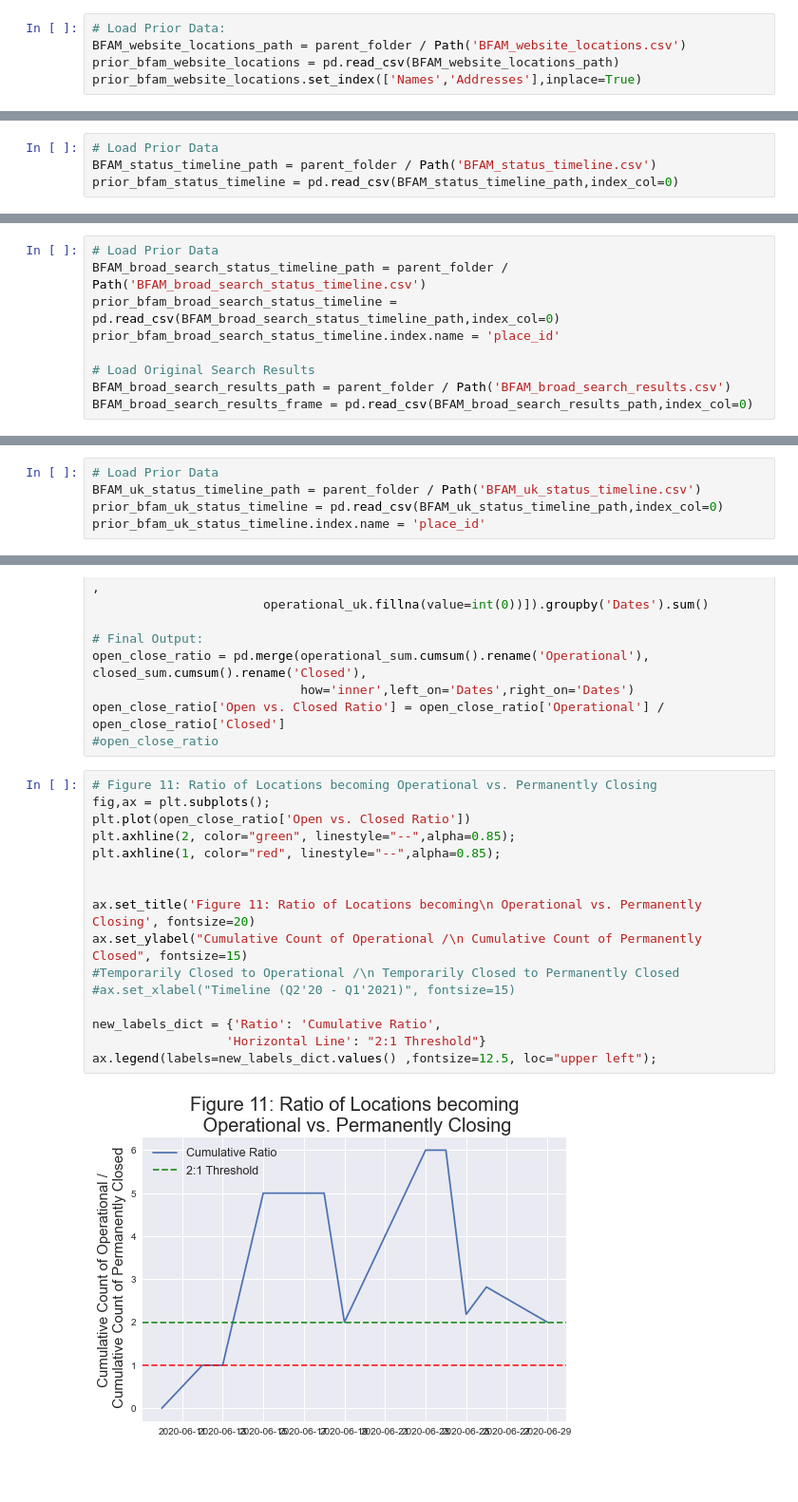
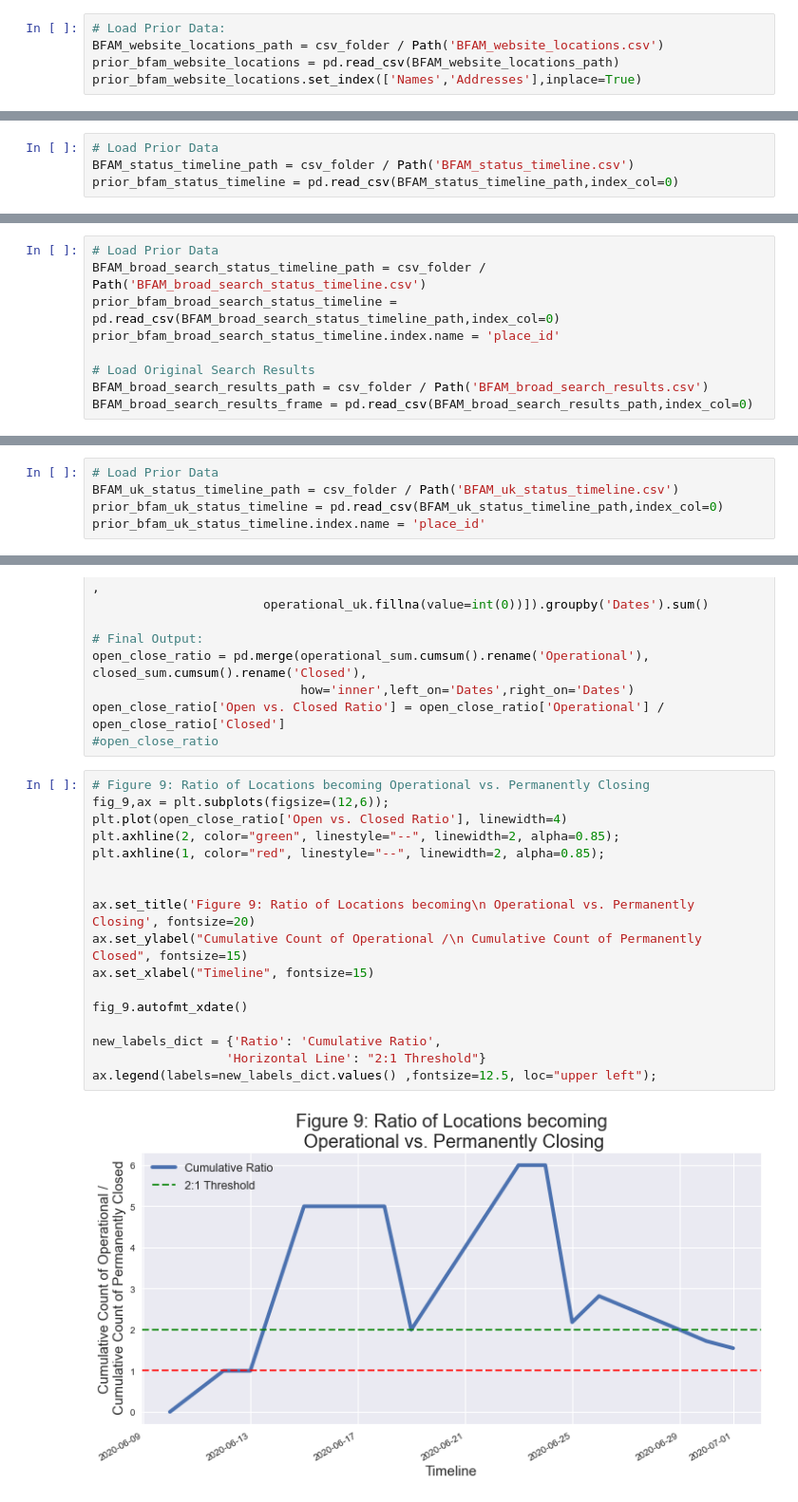
Before and after one commit to josh-grasso/BFAM_Google_Maps_Analysis, a Jupyter notebook: BFAM_GitHub_wo_GMaps.ipynb, the cells around one changed output, grey strips where cells are left out. Shown at 95% size. Drawn from its saved outputs; the diff is of its cells as text; blank space fills up the shorter version.

```diff
--- a/BFAM_GitHub_wo_GMaps.ipynb
+++ b/BFAM_GitHub_wo_GMaps.ipynb
@@ -141,6 +141,6 @@ new_bfam_website_locations.tail()
 # %%
 # Load Prior Data:
-BFAM_website_locations_path = parent_folder / Path('BFAM_website_locations.csv')
+BFAM_website_locations_path = csv_folder / Path('BFAM_website_locations.csv')
 prior_bfam_website_locations = pd.read_csv(BFAM_website_locations_path)
 prior_bfam_website_locations.set_index(['Names','Addresses'],inplace=True)
 # %%
@@ -190,6 +193,6 @@ This code performs a search for the business status of the ~440 BFAM locations l
 # %%
 # Load Prior Data
-BFAM_status_timeline_path = parent_folder / Path('BFAM_status_timeline.csv')
+BFAM_status_timeline_path = csv_folder / Path('BFAM_status_timeline.csv')
 prior_bfam_status_timeline = pd.read_csv(BFAM_status_timeline_path,index_col=0)
 # %%
 """
@@ -288,12 +289,12 @@ Through a broader Google Maps search for "Bright Horizon Family," across the lar
 This code performs a search for the business status of these 165 locations.
 # %%
 # Load Prior Data
-BFAM_broad_search_status_timeline_path = parent_folder / Path('BFAM_broad_search_status_timeline.csv')
+BFAM_broad_search_status_timeline_path = csv_folder / Path('BFAM_broad_search_status_timeline.csv')
 prior_bfam_broad_search_status_timeline = pd.read_csv(BFAM_broad_search_status_timeline_path,index_col=0)
 prior_bfam_broad_search_status_timeline.index.name = 'place_id'
 
 # Load Original Search Results
-BFAM_broad_search_results_path = parent_folder / Path('BFAM_broad_search_results.csv')
+BFAM_broad_search_results_path = csv_folder / Path('BFAM_broad_search_results.csv')
 BFAM_broad_search_results_frame = pd.read_csv(BFAM_broad_search_results_path,index_col=0)
 # %%
 """
@@ -419,7 +417,7 @@ Again, this search leverages a broader Google Maps search for "Bright Horizon Fa
 I screened and identified 56 locations out of \~313 total U.K. locations, \~18% sample size.
 # %%
 # Load Prior Data
-BFAM_uk_status_timeline_path = parent_folder / Path('BFAM_uk_status_timeline.csv')
+BFAM_uk_status_timeline_path = csv_folder / Path('BFAM_uk_status_timeline.csv')
 prior_bfam_uk_status_timeline = pd.read_csv(BFAM_uk_status_timeline_path,index_col=0)
 prior_bfam_uk_status_timeline.index.name = 'place_id'
 # %%
@@ -745,21 +727,22 @@ open_close_ratio = pd.merge(operational_sum.cumsum().rename('Operational'), clos
 open_close_ratio['Open vs. Closed Ratio'] = open_close_ratio['Operational'] / open_close_ratio['Closed']
 #open_close_ratio
 # %%
-# Figure 11: Ratio of Locations becoming Operational vs. Permanently Closing
-fig,ax = plt.subplots();
-plt.plot(open_close_ratio['Open vs. Closed Ratio'])
-plt.axhline(2, color="green", linestyle="--",alpha=0.85);
-plt.axhline(1, color="red", linestyle="--",alpha=0.85);
+# Figure 9: Ratio of Locations becoming Operational vs. Permanently Closing
+fig_9,ax = plt.subplots(figsize=(12,6));
+plt.plot(open_close_ratio['Open vs. Closed Ratio'], linewidth=4)
+plt.axhline(2, color="green", linestyle="--", linewidth=2, alpha=0.85);
+plt.axhline(1, color="red", linestyle="--", linewidth=2, alpha=0.85);
 
 
-ax.set_title('Figure 11: Ratio of Locations becoming\n Operational vs. Permanently Closing', fontsize=20)
+ax.set_title('Figure 9: Ratio of Locations becoming\n Operational vs. Permanently Closing', fontsize=20)
 ax.set_ylabel("Cumulative Count of Operational /\n Cumulative Count of Permanently Closed", fontsize=15)
-#Temporarily Closed to Operational /\n Temporarily Closed to Permanently Closed
-#ax.set_xlabel("Timeline (Q2'20 - Q1'2021)", fontsize=15)
+ax.set_xlabel("Timeline", fontsize=15)
+
+fig_9.autofmt_xdate()
 
 new_labels_dict = {'Ratio': 'Cumulative Ratio',
                   'Horizontal Line': "2:1 Threshold"}
 ax.legend(labels=new_labels_dict.values() ,fontsize=12.5, loc="upper left");
 # %% [output]
-[figure, old version]
+[figure, new version]
 # %% [markdown]
```
Also changed, not shown: parts of 44 cells of this notebook, 8 other files.
